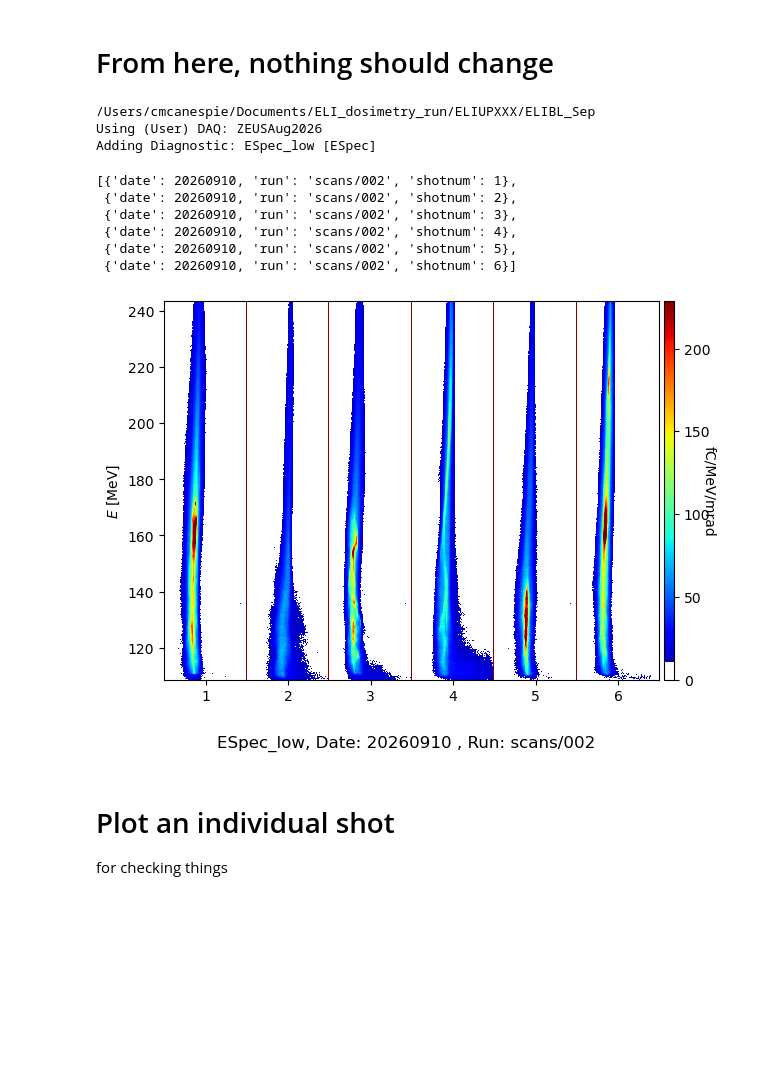
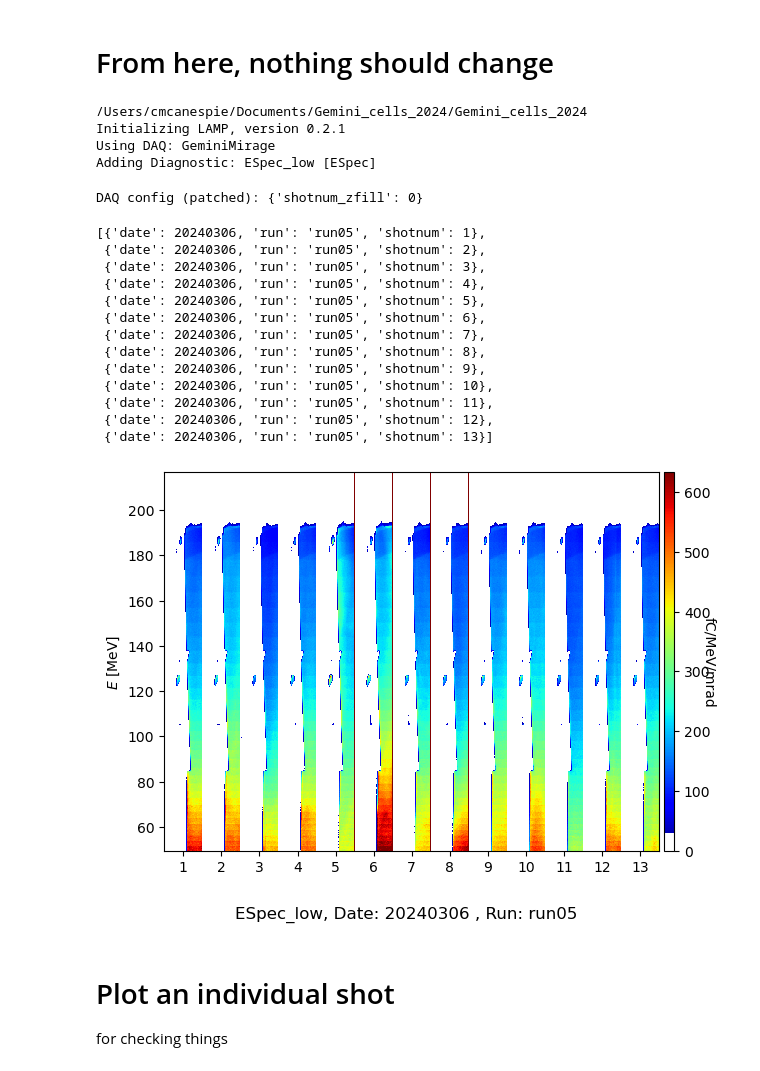
Before and after one commit to cmcanespie01/Gemini_cells_2024, a Jupyter notebook: scripts/ESpec_low/Espec_low_plotting.ipynb, the cells around one changed output. Saved outputs shown, nothing was run; the diff lists cells and outputs as text; code cells hidden in the pictures; blank space fills up the shorter version.

```diff
--- a/scripts/ESpec_low/Espec_low_plotting.ipynb
+++ b/scripts/ESpec_low/Espec_low_plotting.ipynb
@@ -3,7 +3,7 @@
 # %%
 import sys, os
 
-ELI_lamp_path = "/Users/cmcanespie/Documents/ELI_dosimetry_run/ELIUPXXX/ELIBL_Sep/"
+ELI_lamp_path = "/Users/cmcanespie/Documents/Gemini_cells_2024/Gemini_cells_2024/"
 # %% [markdown]
 # From here, nothing should change
 # %%
@@ -17,30 +17,43 @@ import numpy as np
 from scipy.signal import savgol_filter
 
 ex = Experiment(ROOT_FOLDER)
-
 ESpec_low = ex.get_diagnostic('ESpec_low')
 # %% [output]
-/Users/cmcanespie/Documents/ELI_dosimetry_run/ELIUPXXX/ELIBL_Sep
-Using (User) DAQ: ZEUSAug2026
+/Users/cmcanespie/Documents/Gemini_cells_2024/Gemini_cells_2024
+Initializing LAMP, version 0.2.1
+Using DAQ: GeminiMirage
 Adding Diagnostic: ESpec_low [ESpec]
+# %%
+if ex.DAQ.config is None:
+    ex.DAQ.config = {}
+ex.DAQ.config.setdefault("shotnum_zfill", 0)
+print("DAQ config (patched):", ex.DAQ.config)
+# %% [output]
+DAQ config (patched): {'shotnum_zfill': 0}
 # %%
-timeline = {'date': 20260910, 'run': 'scans/002'}
+# /Users/cmcanespie/Documents/Gemini_cells_2024/Mirage/HighEspec/20240306/run05
+timeline = {'date': 20240306, 'run': 'run05'}
 shot_dicts = ex.DAQ.get_shot_dicts('ESpec_low', timeline)
 shot_dicts
 # %% [output]
-[{'date': 20260910, 'run': 'scans/002', 'shotnum': 1},
- {'date': 20260910, 'run': 'scans/002', 'shotnum': 2},
- {'date': 20260910, 'run': 'scans/002', 'shotnum': 3},
- {'date': 20260910, 'run': 'scans/002', 'shotnum': 4},
- {'date': 20260910, 'run': 'scans/002', 'shotnum': 5},
- {'date': 20260910, 'run': 'scans/002', 'shotnum': 6}]
+[{'date': 20240306, 'run': 'run05', 'shotnum': 1},
+ {'date': 20240306, 'run': 'run05', 'shotnum': 2},
+ {'date': 20240306, 'run': 'run05', 'shotnum': 3},
+ {'date': 20240306, 'run': 'run05', 'shotnum': 4},
+ {'date': 20240306, 'run': 'run05', 'shotnum': 5},
+ {'date': 20240306, 'run': 'run05', 'shotnum': 6},
+ {'date': 20240306, 'run': 'run05', 'shotnum': 7},
+ {'date': 20240306, 'run': 'run05', 'shotnum': 8},
+ {'date': 20240306, 'run': 'run05', 'shotnum': 9},
+ {'date': 20240306, 'run': 'run05', 'shotnum': 10},
+ {'date': 20240306, 'run': 'run05', 'shotnum': 11},
+ {'date': 20240306, 'run': 'run05', 'shotnum': 12},
+ {'date': 20240306, 'run': 'run05', 'shotnum': 13}]
 # %%
-timeline = {'date': 20260910, 'run': 'scans/002'}
-
 ESpec_low.montage(timeline, vmin=0)
 plt.tight_layout()
 # %% [output]
-[figure, old version]
+[figure, new version]
 # %% [markdown]
 # Plot an individual shot
 
```
Also changed, not shown: 10 other files.
